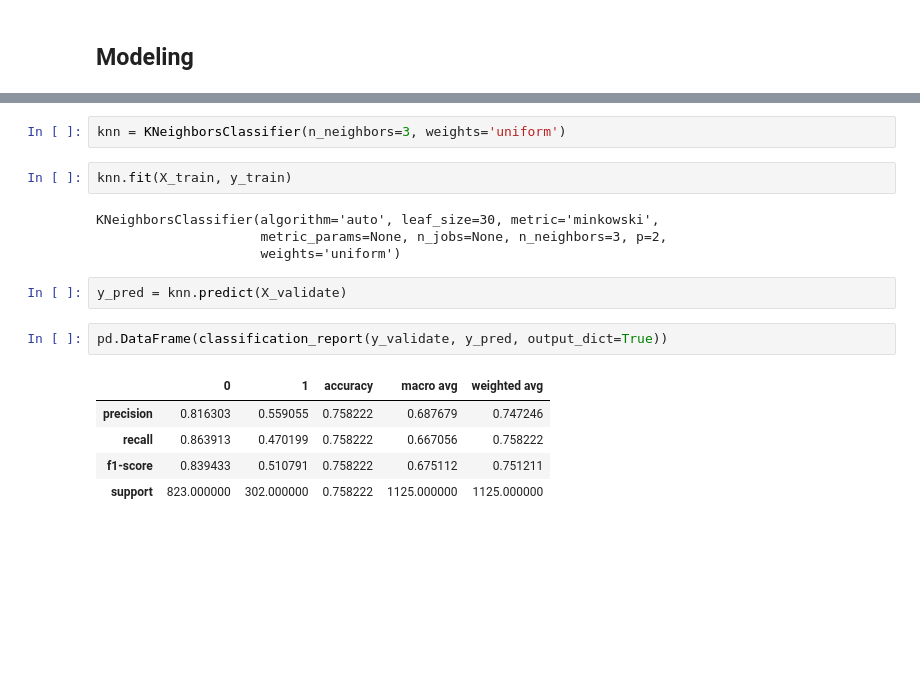
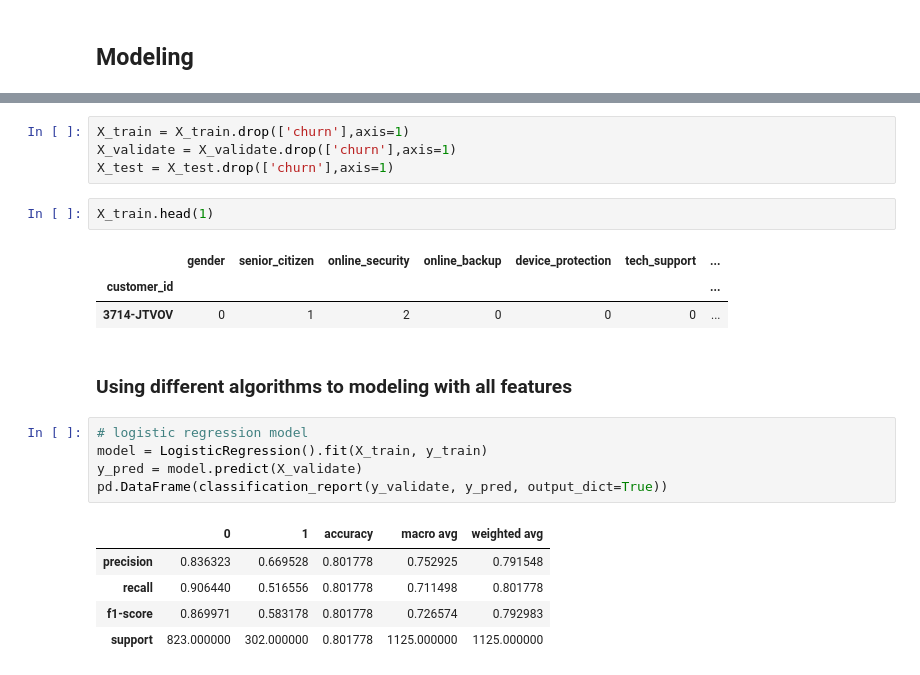
Before and after one commit to sonny-chase-nick-classification-project/telco_classification, a Jupyter notebook: exploring_for_telco_project.ipynb, the cells around one changed output, grey strips where cells are left out. Drawn from its saved outputs; the diff is of its cells as text; blank space fills up the shorter version.

```diff
--- a/exploring_for_telco_project.ipynb
+++ b/exploring_for_telco_project.ipynb
@@ -382,18 +280,23 @@ weighted avg       0.79      0.80      0.80      1407
-# %%
-knn = KNeighborsClassifier(n_neighbors=3, weights='uniform')
-# %%
-knn.fit(X_train, y_train)
-# %% [output]
-KNeighborsClassifier(algorithm='auto', leaf_size=30, metric='minkowski',
-                     metric_params=None, n_jobs=None, n_neighbors=3, p=2,
-                     weights='uniform')
-# %%
-y_pred = knn.predict(X_validate)
-# %%
-pd.DataFrame(classification_report(y_validate, y_pred, output_dict=True))
-# %% [output]
-|  | 0 | 1 | accuracy | macro avg | weighted avg |
-| precision | 0.816303 | 0.559055 | 0.758222 | 0.687679 | 0.747246 |
-| recall | 0.863913 | 0.470199 | 0.758222 | 0.667056 | 0.758222 |
-| f1-score | 0.839433 | 0.510791 | 0.758222 | 0.675112 | 0.751211 |
-| support | 823.000000 | 302.000000 | 0.758222 | 1125.000000 | 1125.000000 |
+# %%
+X_train = X_train.drop(['churn'],axis=1)
+X_validate = X_validate.drop(['churn'],axis=1)
+X_test = X_test.drop(['churn'],axis=1)
+# %%
+X_train.head(1)
+# %% [output]
+|  | gender | senior_citizen | online_security | online_backup | device_protection | tech_support | ... |
+| customer_id |  |  |  |  |  |  | ... |
+| 3714-JTVOV | 0 | 1 | 2 | 0 | 0 | 0 | ... |
+# %% [markdown]
+### Using different algorithms to modeling with all features
+# %%
+# logistic regression model
+model = LogisticRegression().fit(X_train, y_train)
+y_pred = model.predict(X_validate)
+pd.DataFrame(classification_report(y_validate, y_pred, output_dict=True))
+# %% [output]
+|  | 0 | 1 | accuracy | macro avg | weighted avg |
+| precision | 0.836323 | 0.669528 | 0.801778 | 0.752925 | 0.791548 |
+| recall | 0.906440 | 0.516556 | 0.801778 | 0.711498 | 0.801778 |
+| f1-score | 0.869971 | 0.583178 | 0.801778 | 0.726574 | 0.792983 |
+| support | 823.000000 | 302.000000 | 0.801778 | 1125.000000 | 1125.000000 |
```
Also changed, not shown: parts of 46 cells of this notebook.
